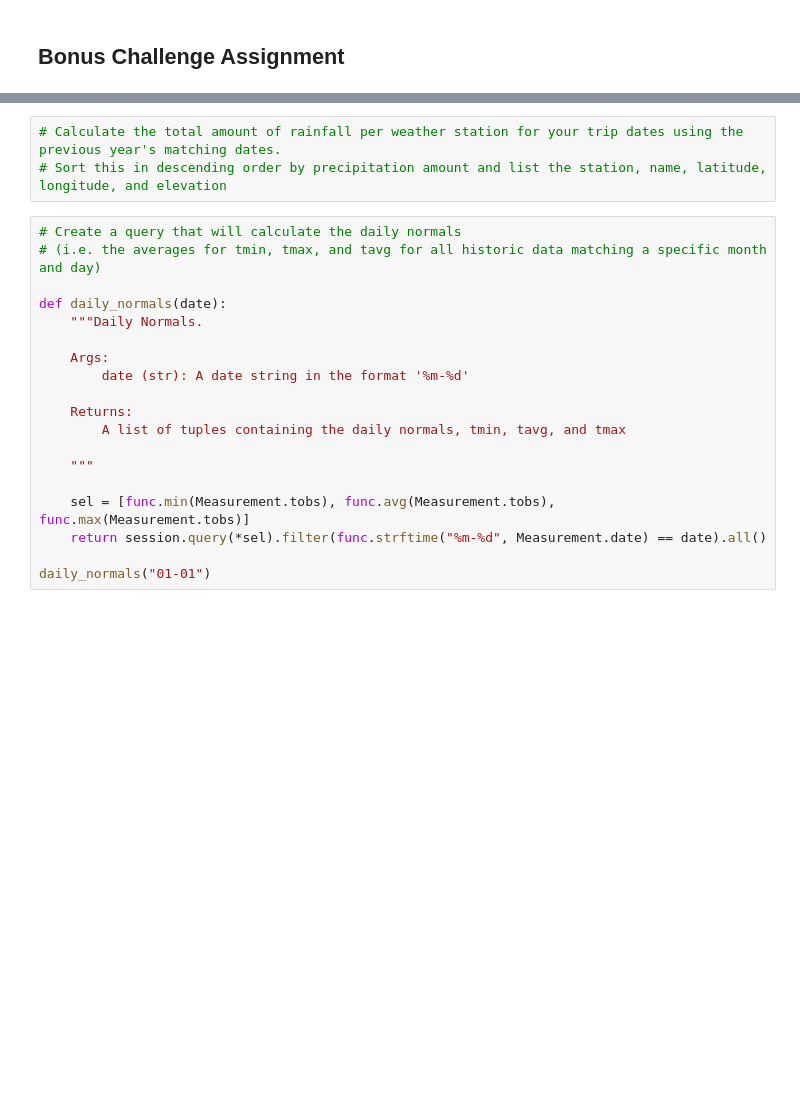
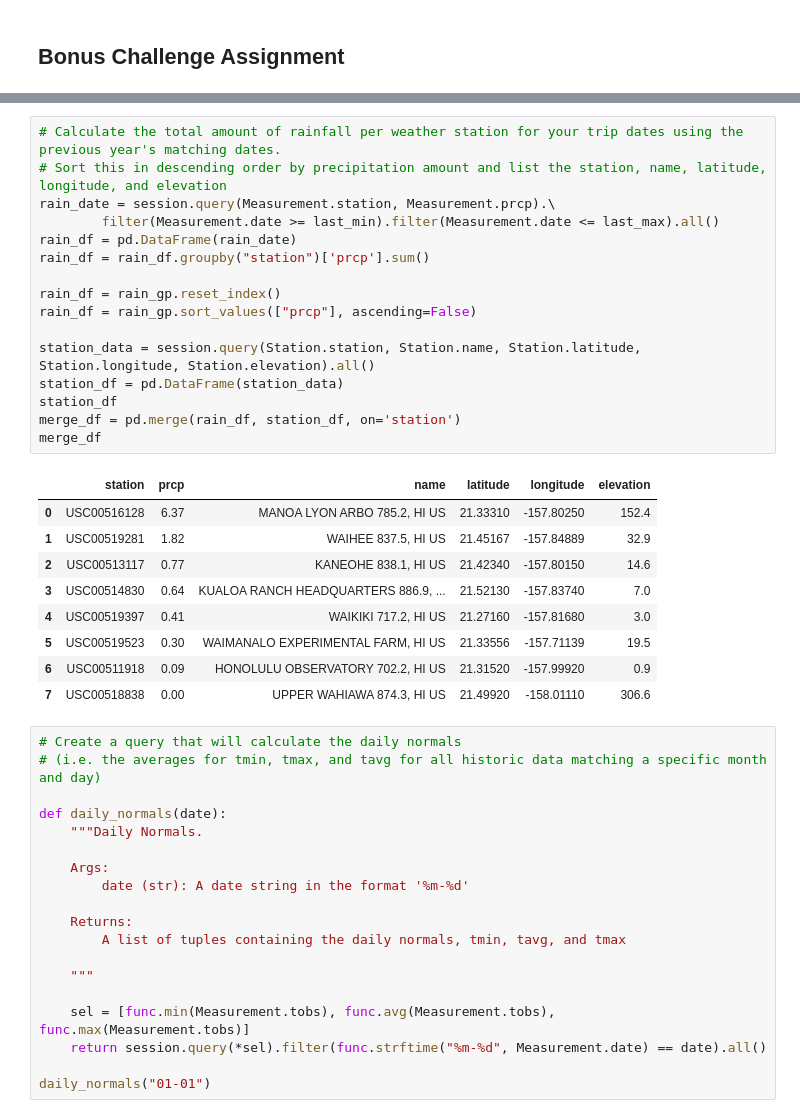
Before and after one commit to pauleppers/sqlalchemy-challenge, a Jupyter notebook: climate_starter.ipynb, the cells around one changed output, grey strips where cells are left out. Cells and saved outputs as stored; diff of their text form; blank space fills up the shorter version.

```diff
--- a/climate_starter.ipynb
+++ b/climate_starter.ipynb
@@ -248,6 +277,29 @@ To day: 2015-05-05
 # %%
 # Calculate the total amount of rainfall per weather station for your trip dates using the previous year's matching dates.
 # Sort this in descending order by precipitation amount and list the station, name, latitude, longitude, and elevation
+rain_date = session.query(Measurement.station, Measurement.prcp).\
+        filter(Measurement.date >= last_min).filter(Measurement.date <= last_max).all()
+rain_df = pd.DataFrame(rain_date)
+rain_df = rain_df.groupby("station")['prcp'].sum()
+
+rain_df = rain_gp.reset_index()
+rain_df = rain_gp.sort_values(["prcp"], ascending=False)
+
+station_data = session.query(Station.station, Station.name, Station.latitude, Station.longitude, Station.elevation).all()
+station_df = pd.DataFrame(station_data)
+station_df
+merge_df = pd.merge(rain_df, station_df, on='station')
+merge_df
+# %% [output]
+|  | station | prcp | name | latitude | longitude | elevation |
+| 0 | USC00516128 | 6.37 | MANOA LYON ARBO 785.2, HI US | 21.33310 | -157.80250 | 152.4 |
+| 1 | USC00519281 | 1.82 | WAIHEE 837.5, HI US | 21.45167 | -157.84889 | 32.9 |
+| 2 | USC00513117 | 0.77 | KANEOHE 838.1, HI US | 21.42340 | -157.80150 | 14.6 |
+| 3 | USC00514830 | 0.64 | KUALOA RANCH HEADQUARTERS 886.9, ... | 21.52130 | -157.83740 | 7.0 |
+| 4 | USC00519397 | 0.41 | WAIKIKI 717.2, HI US | 21.27160 | -157.81680 | 3.0 |
+| 5 | USC00519523 | 0.30 | WAIMANALO EXPERIMENTAL FARM, HI US | 21.33556 | -157.71139 | 19.5 |
+| 6 | USC00511918 | 0.09 | HONOLULU OBSERVATORY 702.2, HI US | 21.31520 | -157.99920 | 0.9 |
+| 7 | USC00518838 | 0.00 | UPPER WAHIAWA 874.3, HI US | 21.49920 | -158.01110 | 306.6 |
 # %%
 # Create a query that will calculate the daily normals
 # (i.e. the averages for tmin, tmax, and tavg for all historic data matching a specific month and day)
```
Also changed, not shown: parts of 6 cells of this notebook.
